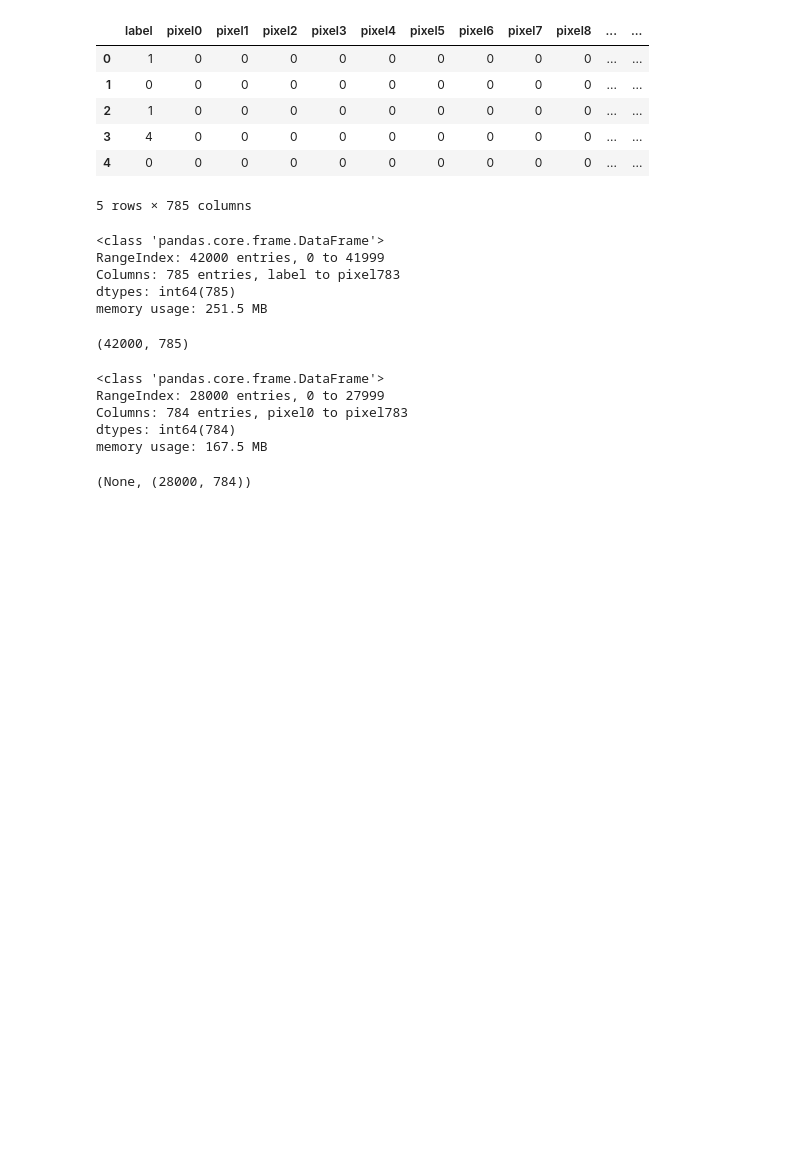
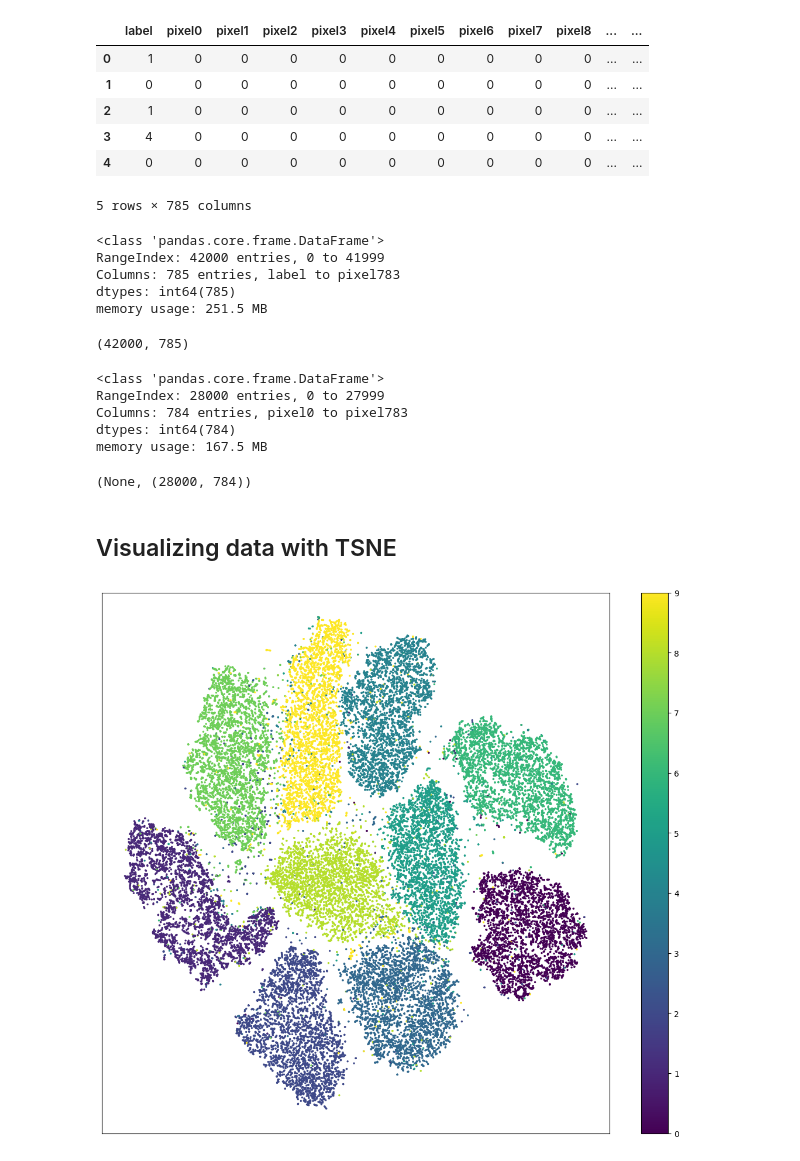
Before and after one commit to Nishitha0730/Digit-Recognizer, a Jupyter notebook: digit-recognizer.ipynb, the cells around one changed output. Saved outputs shown, nothing was run; the diff lists cells and outputs as text; code cells hidden in the pictures; blank space fills up the shorter version.

Commit message:
Visualizing the data using TSNE

```diff
--- a/digit-recognizer.ipynb
+++ b/digit-recognizer.ipynb
@@ -76,3 +76,18 @@ X_train = train_data.iloc[:,1:785]
 y_train = train_data.iloc[:,0]
 
 X_test = test_data.iloc[:,0:784]
+# %% [markdown]
+## Visualizing data with TSNE
+# %%
+X_train_tsn = X_train/255
+
+from sklearn.manifold import TSNE
+tsne_res = TSNE().fit_transform(X_train_tsn)
+# %%
+plt.figure(figsize=(14, 12))
+plt.scatter(tsne_res[:,0], tsne_res[:,1], c=y_train, s=2)
+plt.xticks([])
+plt.yticks([])
+plt.colorbar();
+# %% [output]
+[figure, added]
```
